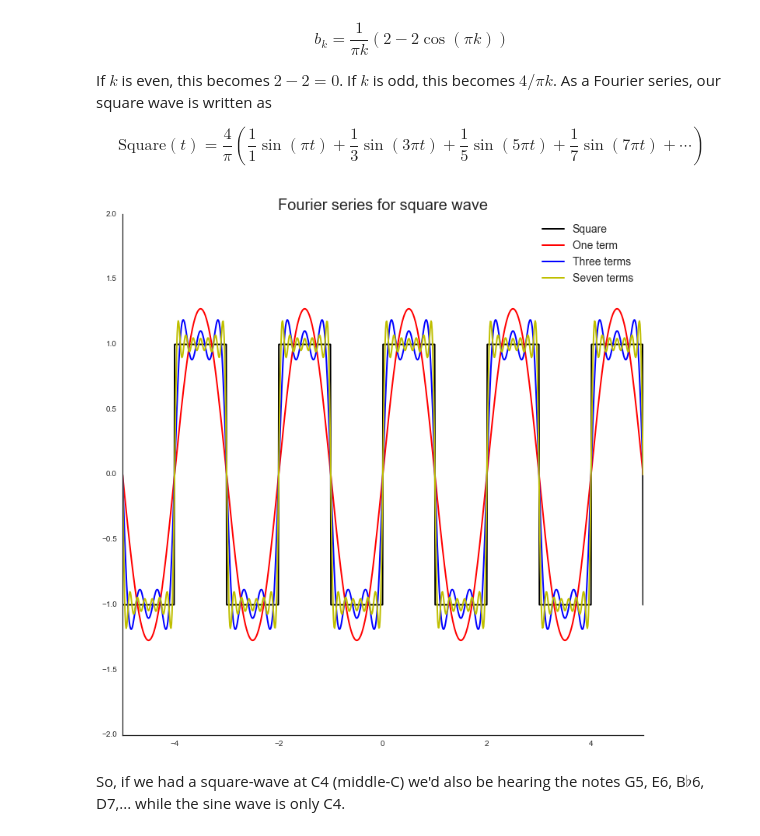
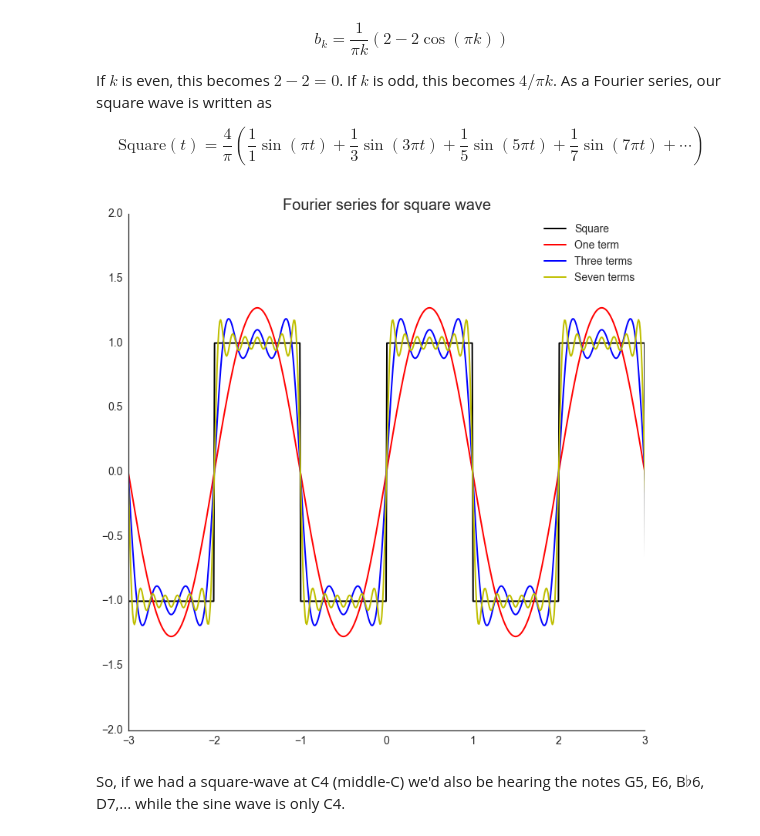
Before and after one commit to anzelpwj/Stats-week, a Jupyter notebook: Fourier.ipynb, the cells around one changed output. Saved outputs shown, nothing was run; the diff lists cells and outputs as text; code cells hidden in the pictures.

```diff
--- a/Fourier.ipynb
+++ b/Fourier.ipynb
@@ -90,27 +93,28 @@ $$ \text{Square}(t) = \frac{4}{\pi} \left( \frac{1}{1} \sin (\pi t) + \frac{1}{3
 # %%
 one_sine = (4/np.pi)*(np.sin(np.pi*x_square))
 three_sines = (4/np.pi)*(np.sin(np.pi*x_square)
                           + (1.0/3)*np.sin(3*np.pi*x_square)
                           + (1.0/5)*np.sin(5*np.pi*x_square))
 seven_sines = (4/np.pi)*(np.sin(np.pi*x_square)
                           + (1.0/3)*np.sin(3*np.pi*x_square)
                           + (1.0/5)*np.sin(5*np.pi*x_square)
                           + (1.0/7)*np.sin(7*np.pi*x_square)
                           + (1.0/9)*np.sin(9*np.pi*x_square)
                           + (1.0/11)*np.sin(11*np.pi*x_square)
                           + (1.0/13)*np.sin(13*np.pi*x_square))
 
 plt.figure(figsize=(12,12))
 plt.plot(x_square, y_square, color='k', linewidth=2, label='Square')
 plt.plot(x_square, one_sine, color='r', linewidth=2, label='One term')
 plt.plot(x_square, three_sines, color='b', linewidth=2, label='Three terms')
 plt.plot(x_square, seven_sines, color='y', linewidth=2, label='Seven terms')
-plt.axis((-5, 5, -2, 2))
+plt.axis((-3, 3, -2, 2))
 plt.legend(fontsize=14)
 plt.title('Fourier series for square wave', fontsize=20)
+plt.tick_params(labelsize=14)
 sns.despine()
 # %% [output]
-[figure, old version]
+[figure, new version]
 # %% [markdown]
 So, if we had a square-wave at C4 (middle-C) we'd also be hearing the notes G5, E6, B$\flat$6, D7,... while the sine wave is only C4.
 # %% [markdown]
```
Also changed, not shown: parts of 23 cells of this notebook.
